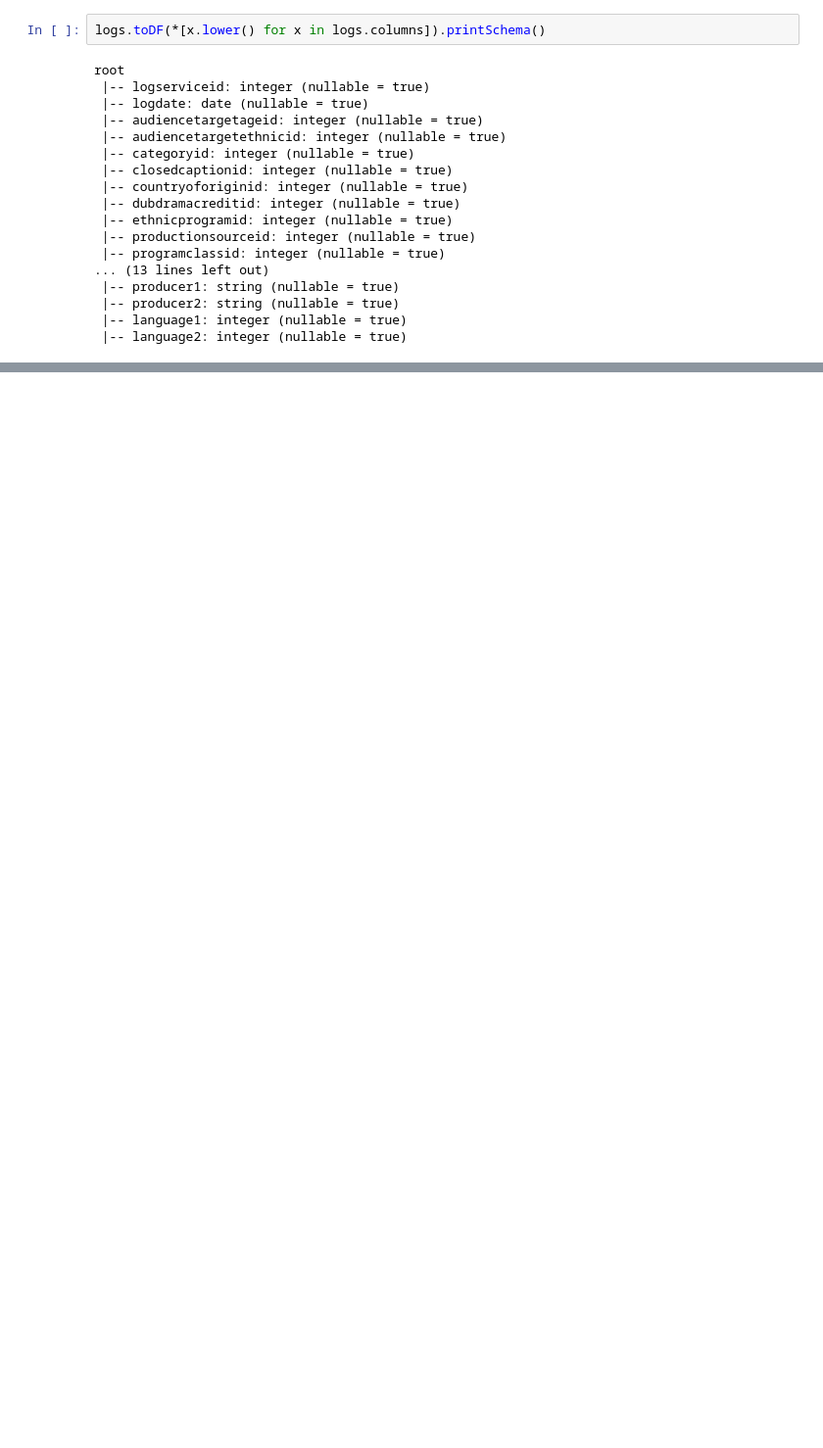
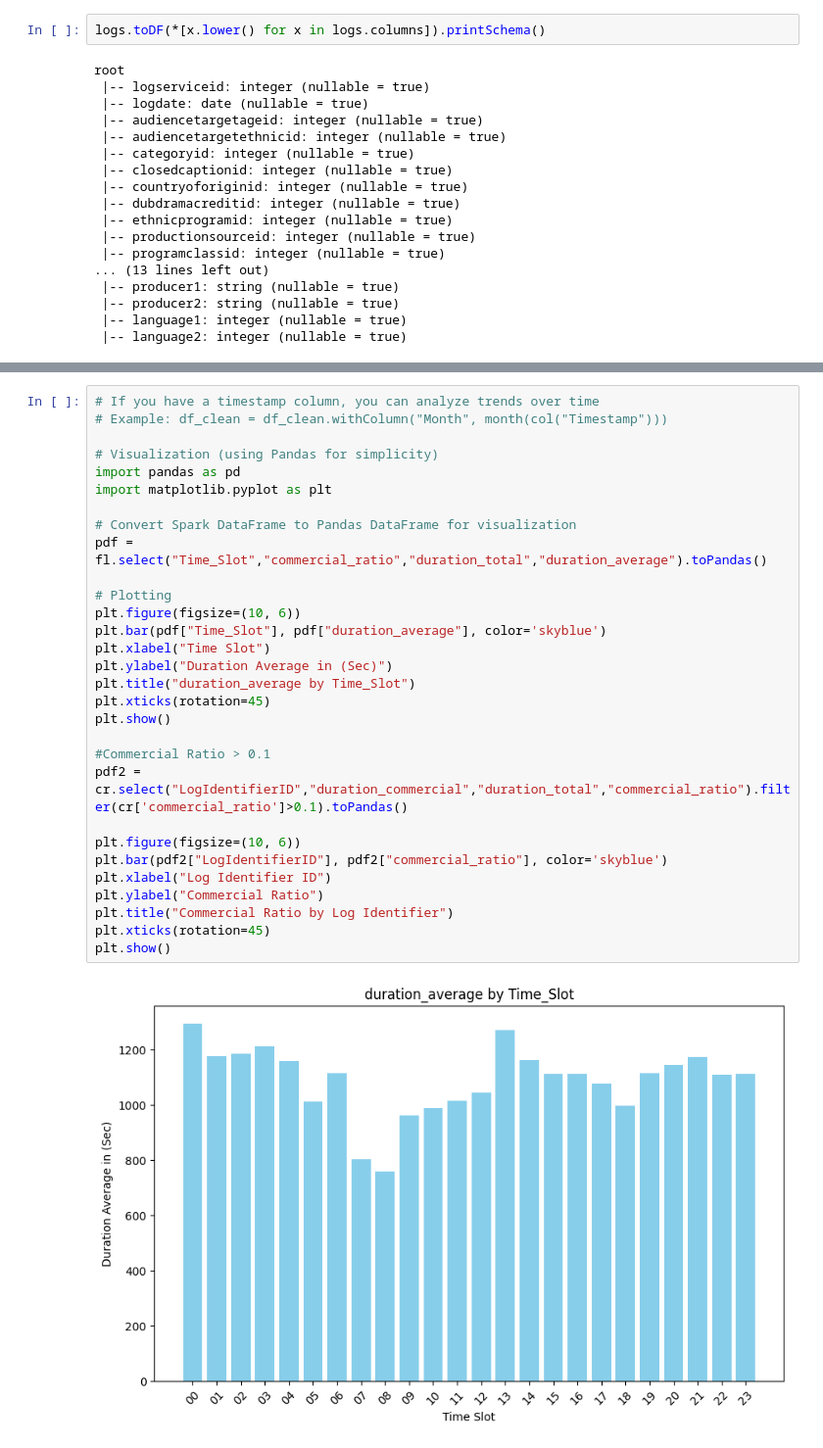
Before and after one commit to wilsonchow-ws/jupyterlab-study, a Jupyter notebook: PySpark Study.ipynb, the cells around one changed output, grey strips where cells are left out. Shown at 98% size. Saved outputs shown, nothing was run; the diff lists cells and outputs as text; blank space fills up the shorter version.

```diff
--- a/PySpark Study.ipynb
+++ b/PySpark Study.ipynb
@@ -558,0 +668,32 @@ full_log.groupby("LogIdentifierID").agg(
+# %%
+# If you have a timestamp column, you can analyze trends over time
+# Example: df_clean = df_clean.withColumn("Month", month(col("Timestamp")))
+
+# Visualization (using Pandas for simplicity)
+import pandas as pd
+import matplotlib.pyplot as plt
+
+# Convert Spark DataFrame to Pandas DataFrame for visualization
+pdf = fl.select("Time_Slot","commercial_ratio","duration_total","duration_average").toPandas()
+
+# Plotting
+plt.figure(figsize=(10, 6))
+plt.bar(pdf["Time_Slot"], pdf["duration_average"], color='skyblue')
+plt.xlabel("Time Slot")
+plt.ylabel("Duration Average in (Sec)")
+plt.title("duration_average by Time_Slot")
+plt.xticks(rotation=45)
+plt.show()
+
+#Commercial Ratio > 0.1
+pdf2 = cr.select("LogIdentifierID","duration_commercial","duration_total","commercial_ratio").filter(cr['commercial_ratio']>0.1).toPandas()
+
+plt.figure(figsize=(10, 6))
+plt.bar(pdf2["LogIdentifierID"], pdf2["commercial_ratio"], color='skyblue')
+plt.xlabel("Log Identifier ID")
+plt.ylabel("Commercial Ratio")
+plt.title("Commercial Ratio by Log Identifier")
+plt.xticks(rotation=45)
+plt.show()
+# %% [output]
+[figure, added]
```
Also changed, not shown: parts of 6 cells of this notebook, 1 other file.
